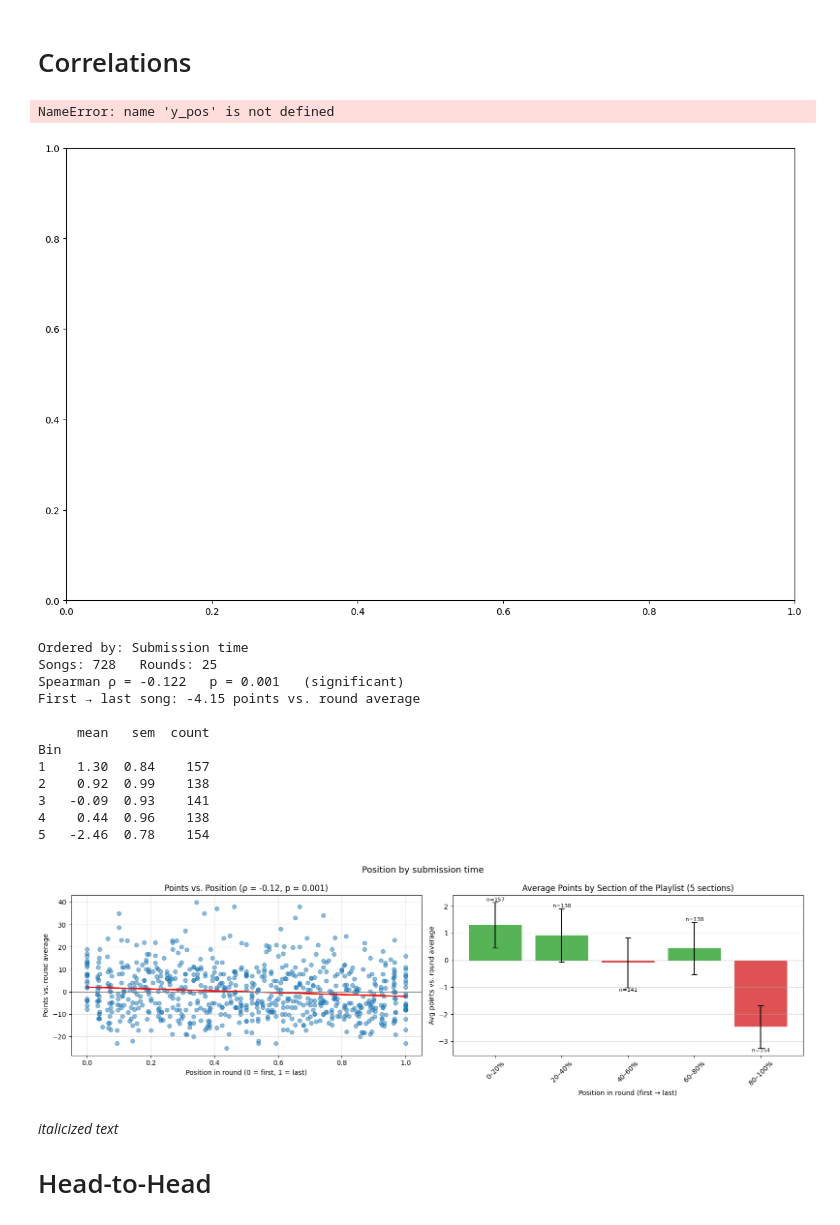
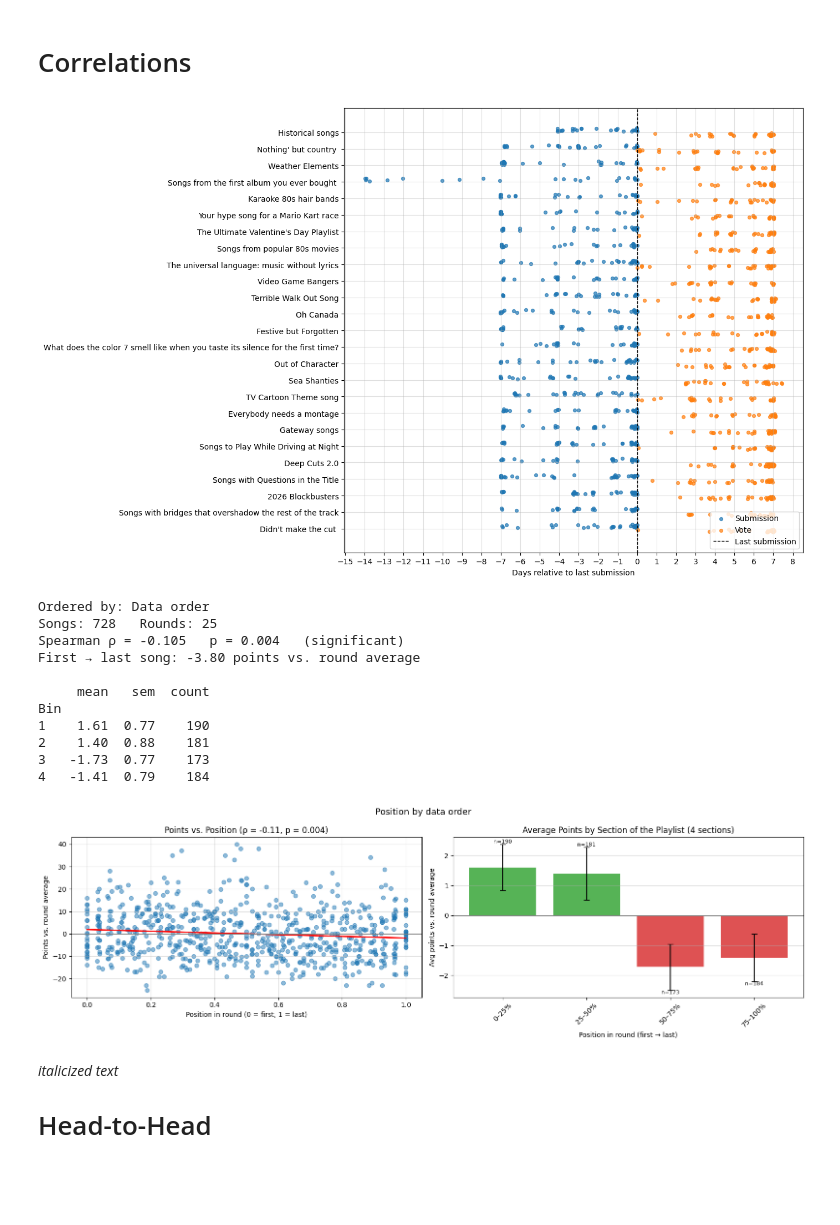
Before and after one commit to Briggernaut/MusicLeagueAnalysis, a Jupyter notebook: MusicLeagueAnalysis.ipynb, the cells around one changed output. Drawn from its saved outputs; the diff is of its cells as text; code cells hidden in the pictures; blank space fills up the shorter version.

```diff
--- a/MusicLeagueAnalysis.ipynb
+++ b/MusicLeagueAnalysis.ipynb
@@ -99,3 +101,17 @@ Competitors:  ['ID', 'Name', 'Season']
 Rounds:  ['ID', 'Created', 'Name', 'Description', 'Playlist URL', 'Season']
 Submissions:  ['Spotify URI', 'Title', 'Album', 'Artist(s)', 'Submitter ID', 'Created', 'Comment', 'Round ID', 'Visible To Voters', 'Season', 'uid']
 Votes:  ['Spotify URI', 'Voter ID', 'Created', 'Points Assigned', 'Comment', 'Round ID', 'Season', 'uid', 'Submitter ID']
+# %%
+#@title Songs by Season and Round
+songs = (submissions_df
+         .merge(rounds_df[['ID', 'Name', 'Created', 'Season']]
+                .rename(columns={'ID': 'Round ID', 'Name': 'Round', 'Created': 'Round Created'}),
+                on=['Round ID', 'Season'], how='left')
+         .sort_values(['Season', 'Round Created', 'Created']))
+
+for season, s_grp in songs.groupby('Season', sort=False):
+    print(f"\n{BOLD}===== {season} ====={RESET}")
+    for rnd, r_grp in s_grp.groupby('Round', sort=False):
+        print(f"\n{BOLD}{rnd}{RESET}")
+        for _, r in r_grp.iterrows():
+            print(f"  {r['Title']} — {r['Artist(s)']}")
@@ -683,41 +729,43 @@ votes['Created'] = pd.to_datetime(votes['Created'], utc=True)
 votes = votes.groupby(['Round ID', 'Voter ID'], as_index=False)['Created'].max()
 
 # Anchor every round on its last submission (time 0)
 last_sub = subs.groupby('Round ID')['Created'].max().rename('Last submission')
 subs = subs.join(last_sub, on='Round ID')
 votes = votes.join(last_sub, on='Round ID').dropna(subset=['Last submission'])
 subs['Days'] = (subs['Created'] - subs['Last submission']).dt.total_seconds() / 86400
 votes['Days'] = (votes['Created'] - votes['Last submission']).dt.total_seconds() / 86400
 
 # Sort the rounds
-round_dates = rounds_df.set_index('ID')['Created'].pipe(pd.to_datetime, utc=True)
+rounds_unique = rounds_df.drop_duplicates('ID').set_index('ID')
+round_dates = pd.to_datetime(rounds_unique['Created'], utc=True)
 round_dates = round_dates.reindex(last_sub.index).fillna(subs.groupby('Round ID')['Created'].min())
 round_order = round_dates.sort_values().index
+y_pos = {r: i for i, r in enumerate(round_order)}          # <-- was missing
 round_names = {r: f'Round {i + 1}' for i, r in enumerate(round_order)}
-round_names.update(rounds_df.set_index('ID')['Name'].to_dict())
+round_names.update(rounds_unique['Name'].to_dict())
 
 fig, ax = plt.subplots(figsize=(14, max(4, 0.35 * len(round_order))))
 
-# Grid
-jitter = np.random.default_rng(0).uniform(-0.35, 0.35, size=len(subs) + len(votes))
-ax.scatter(subs['Days'], subs['Round ID'].map(y_pos) - 0.12 + jitter[:len(subs)] * 0.5,
+# Jittered points: submissions slightly above each row, votes slightly below
+rng = np.random.default_rng(0)
+ax.scatter(subs['Days'], subs['Round ID'].map(y_pos) - 0.15 + rng.uniform(-0.1, 0.1, len(subs)),
            s=18, alpha=0.7, label='Submission')
-ax.scatter(votes['Days'], votes['Round ID'].map(y_pos) + 0.12 + jitter[len(subs):] * 0.5,
+ax.scatter(votes['Days'], votes['Round ID'].map(y_pos) + 0.15 + rng.uniform(-0.1, 0.1, len(votes)),
            s=18, alpha=0.7, label='Vote')
 ax.axvline(0, color='black', linestyle='--', linewidth=1, label='Last submission')
+
 ax.set_yticks(range(len(round_order)))
 ax.set_yticklabels([round_names.get(r, r) for r in round_order])
 ax.invert_yaxis()
 ax.xaxis.set_major_locator(MultipleLocator(1))  # a gridline every day
 ax.set_xlabel('Days relative to last submission')
 ax.legend(loc='lower right')
 ax.grid(True, alpha=0.4)
 
 plt.tight_layout()
 plt.show()
 # %% [output]
-NameError: name 'y_pos' is not defined
-[figure, old version]
+[figure, new version]
 # %%
 #@title Points vs Time Submited/Playlist position
 import numpy as np
@@ -725,8 +773,8 @@ import pandas as pd
 import matplotlib.pyplot as plt
 from scipy import stats
 
-order_by = "Submission time"  #@param ["Submission time", "Data order"]
-n_bins = 5  #@param {type:"slider", min:2, max:20, step:1}
+order_by = "Data order"  #@param ["Submission time", "Data order"]
+n_bins = 4  #@param {type:"slider", min:2, max:20, step:1}
 
 # Total points per song
 points = (votes_df.groupby(['Round ID', 'Spotify URI'])['Points Assigned']
@@ -799,19 +847,18 @@ ax2.grid(True, axis='y', alpha=0.4)
 plt.tight_layout()
 plt.show()
 # %% [output]
-Ordered by: Submission time
+Ordered by: Data order
 Songs: 728   Rounds: 25
-Spearman ρ = -0.122   p = 0.001   (significant)
-First → last song: -4.15 points vs. round average
+Spearman ρ = -0.105   p = 0.004   (significant)
+First → last song: -3.80 points vs. round average
 
      mean   sem  count
 Bin
-1    1.30  0.84    157
-2    0.92  0.99    138
-3   -0.09  0.93    141
-4    0.44  0.96    138
-5   -2.46  0.78    154
+1    1.61  0.77    190
+2    1.40  0.88    181
+3   -1.73  0.77    173
+4   -1.41  0.79    184
-[figure, old version]
+[figure, new version]
 # %% [markdown]
 *italicized text*
 
```
Also changed, not shown: parts of 8 cells of this notebook.
